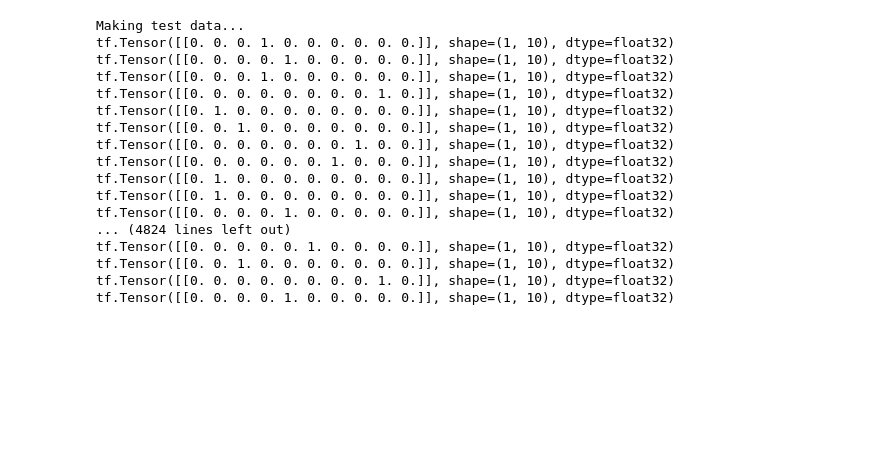
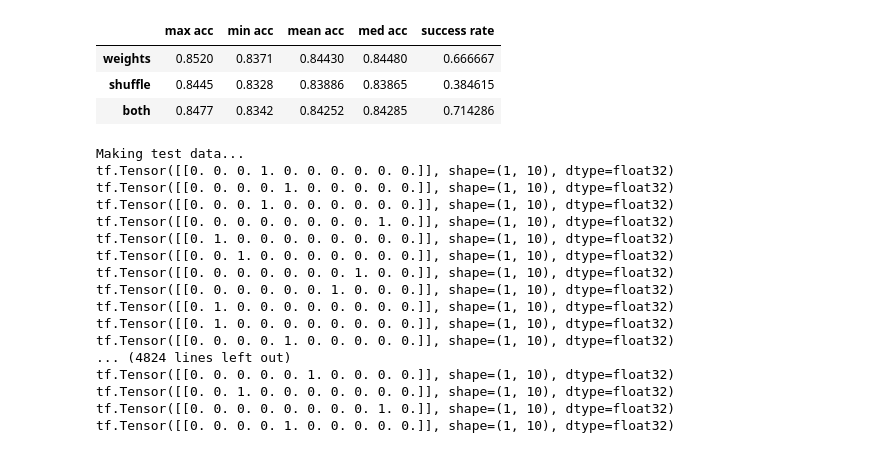
Before and after one commit to VandyCatLab/modelzoo, a Jupyter notebook: notebooks/Sandbox.ipynb, the cells around one changed output. Drawn from its saved outputs; the diff is of its cells as text; code cells hidden in the pictures; blank space fills up the shorter version.

Commit message:
Added training stats dataframe

```diff
--- a/notebooks/Sandbox.ipynb
+++ b/notebooks/Sandbox.ipynb
@@ -30,2 +36,0 @@ import correlations
-# %%
-trainData, testData = correlations.make_train_data()
@@ -36,0 +78,35 @@ Done!
+# %%
+def get_training_metrics(path_to_instances):
+    losses = []
+    accs = []
+    instances = os.listdir(path_to_instances)
+    for instance in instances:
+        # Skip any non-model files that may have snuck in
+        if '.h5' not in instance:
+            continue
+        print(instance)
+        K.clear_session()
+        model = load_model(path_to_instances+instance)
+        results = model.evaluate(testData.prefetch(tf.data.experimental.AUTOTUNE)\
+                                 .batch(128))
+        accs.append(results[1])
+
+    return np.array(accs)
+# %%
+def get_column(accs, total):
+    sr = 10/total
+    _min = np.amin(accs)
+    _max = np.amax(accs)
+    mean = np.mean(accs)
+    med = np.median(accs)
+    return [_max, _min, mean, med, sr]
+
+w_accs = get_training_metrics('../outputs/models/primary/')
+s_accs = get_training_metrics('../outputs/models/shuffle_seed/')
+b_accs = get_training_metrics('../outputs/models/both/')
+
+data = np.array([get_column(w_accs, 15),
+                get_column(s_accs, 26),
+                get_column(b_accs, 14)])
+index = ['weights', 'shuffle', 'both']
+columns = ['max acc', 'min acc', 'mean acc', 'med acc', 'success rate']
@@ -37,3 +131,12 @@ Done!
+# %%
+import pandas as pd
+df = pd.DataFrame(data=data, index=index, columns=columns)
+df
+# %% [output]
+|  | max acc | min acc | mean acc | med acc | success rate |
+| weights | 0.8520 | 0.8371 | 0.84430 | 0.84480 | 0.666667 |
+| shuffle | 0.8445 | 0.8328 | 0.83886 | 0.83865 | 0.384615 |
+| both | 0.8477 | 0.8342 | 0.84252 | 0.84285 | 0.714286 |
 # %%
 # Function to make models
 def init_model(architecture: str, seed: int):
```
Also changed, not shown: parts of 5 cells of this notebook, 1 other file.
